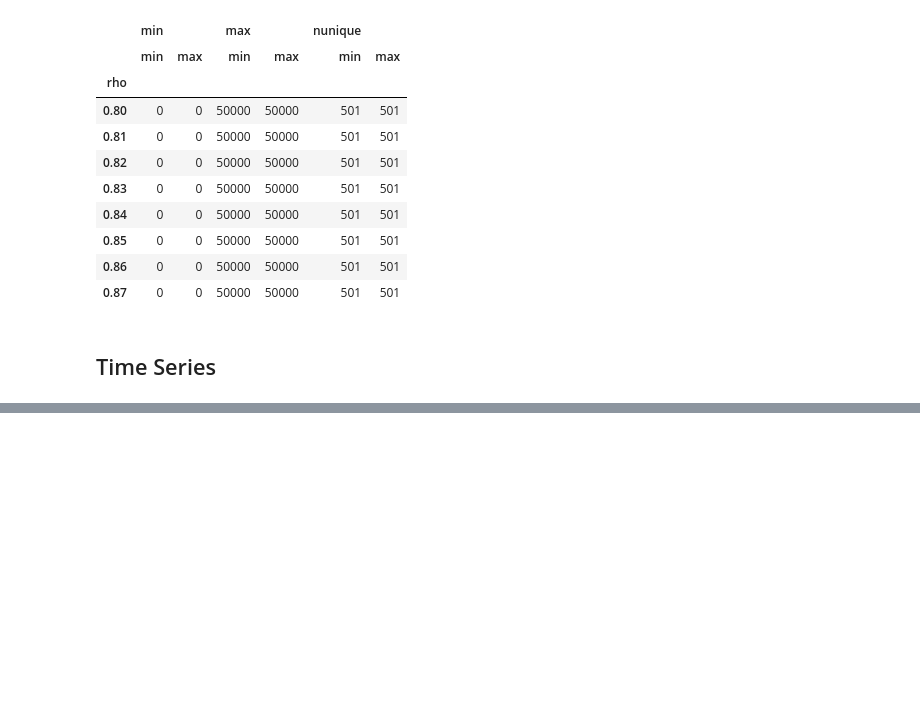
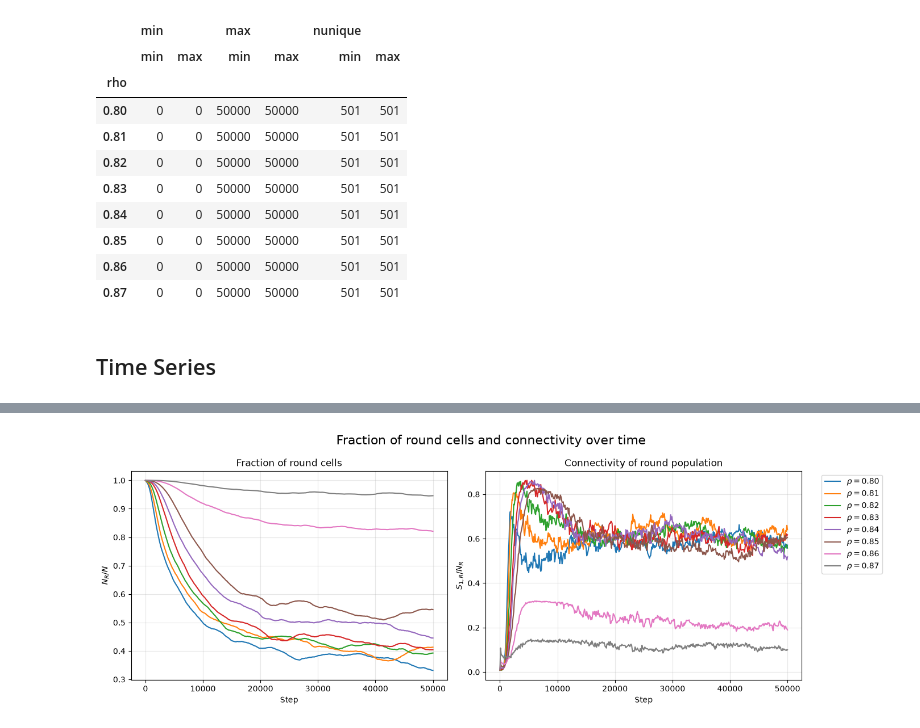
Before and after one commit to gonzaloangaut/oncostreams_analysis_triangular, a Jupyter notebook: clusters_analysis.ipynb, the cells around one changed output, grey strips where cells are left out. Drawn from its saved outputs; the diff is of its cells as text; code cells hidden in the pictures; blank space fills up the shorter version.

```diff
--- a/clusters_analysis.ipynb
+++ b/clusters_analysis.ipynb
@@ -115,0 +177,57 @@ display(
+# %%
+cluster_structure_time = (
+    time_series
+    .groupby(["rho", "step", "phenotype"])[
+        ["fraction_phenotype", "S1_over_Nphenotype"]
+    ]
+    .mean()
+    .reset_index()
+)
+# %%
+fig, axs = plt.subplots(1, 2, figsize=(14, 5))
+
+df_round = cluster_structure_time[
+    cluster_structure_time["phenotype"] == "round"
+]
+
+for rho, df_rho in df_round.groupby("rho"):
+
+    axs[0].plot(
+        df_rho["step"],
+        df_rho["fraction_phenotype"],
+        label=fr"$\rho={rho:.2f}$"
+    )
+
+    axs[1].plot(
+        df_rho["step"],
+        df_rho["S1_over_Nphenotype"],
+        label=fr"$\rho={rho:.2f}$"
+    )
+
+axs[0].set_title("Fraction of round cells")
+axs[0].set_xlabel("Step")
+axs[0].set_ylabel(r"$N_R/N$")
+
+axs[1].set_title("Connectivity of round population")
+axs[1].set_xlabel("Step")
+axs[1].set_ylabel(r"$S_{1,R}/N_R$")
+
+for ax in axs:
+    ax.grid(alpha=0.3)
+
+axs[1].legend(
+    bbox_to_anchor=(1.05, 1),
+    loc="upper left"
+)
+
+graph_title = "Fraction of round cells and connectivity over time"
+fig.suptitle(graph_title, fontsize=16)
+rout_title = graph_title.lower().replace(" ", "_")
+folder_name = "figures"
+if not os.path.exists(folder_name):
+    os.makedirs(folder_name)
+plt.tight_layout()
+plt.savefig(f"{folder_name}/{rout_title}.png", dpi=300, bbox_inches="tight")
+plt.show()
+# %% [output]
+[figure, added]
```
Also changed, not shown: parts of 4 cells of this notebook, 3 other files.
